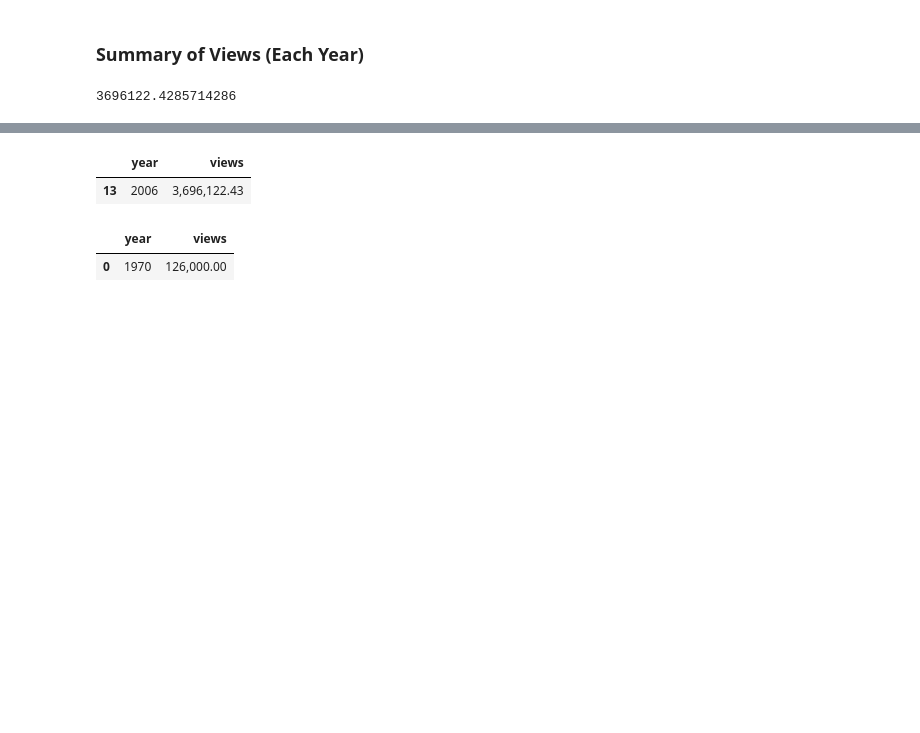
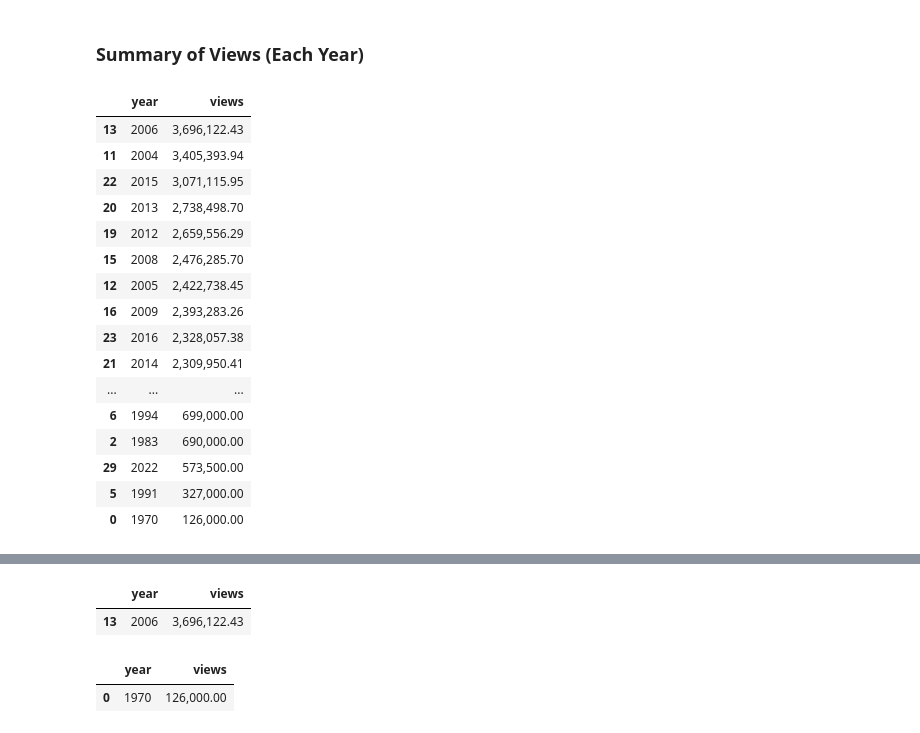
Before and after one commit to 3rda/Portfolio, a Jupyter notebook: TedTalksEDA/TedTalks.ipynb, the cells around one changed output, grey strips where cells are left out. Saved outputs shown, nothing was run; the diff lists cells and outputs as text; code cells hidden in the pictures; blank space fills up the shorter version.

```diff
--- a/TedTalksEDA/TedTalks.ipynb
+++ b/TedTalksEDA/TedTalks.ipynb
@@ -328,9 +315,25 @@ video_counts_year.head()
 ### Summary of Views (Each Year)
 # %%
 views_table = average_table.drop('likes',axis=1)
-views_table['views'].max()
+views_table.sort_values(by=['views','year'],ascending=False)
 # %% [output]
-3696122.4285714286
+|  | year | views |
+| 13 | 2006 | 3,696,122.43 |
+| 11 | 2004 | 3,405,393.94 |
+| 22 | 2015 | 3,071,115.95 |
+| 20 | 2013 | 2,738,498.70 |
+| 19 | 2012 | 2,659,556.29 |
+| 15 | 2008 | 2,476,285.70 |
+| 12 | 2005 | 2,422,738.45 |
+| 16 | 2009 | 2,393,283.26 |
+| 23 | 2016 | 2,328,057.38 |
+| 21 | 2014 | 2,309,950.41 |
+| ... | ... | ... |
+| 6 | 1994 | 699,000.00 |
+| 2 | 1983 | 690,000.00 |
+| 29 | 2022 | 573,500.00 |
+| 5 | 1991 | 327,000.00 |
+| 0 | 1970 | 126,000.00 |
 # %%
 max_view = views_table['views'].max()
 avg_view = views_table['views'].mean()
```
Also changed, not shown: parts of 60 cells of this notebook.
